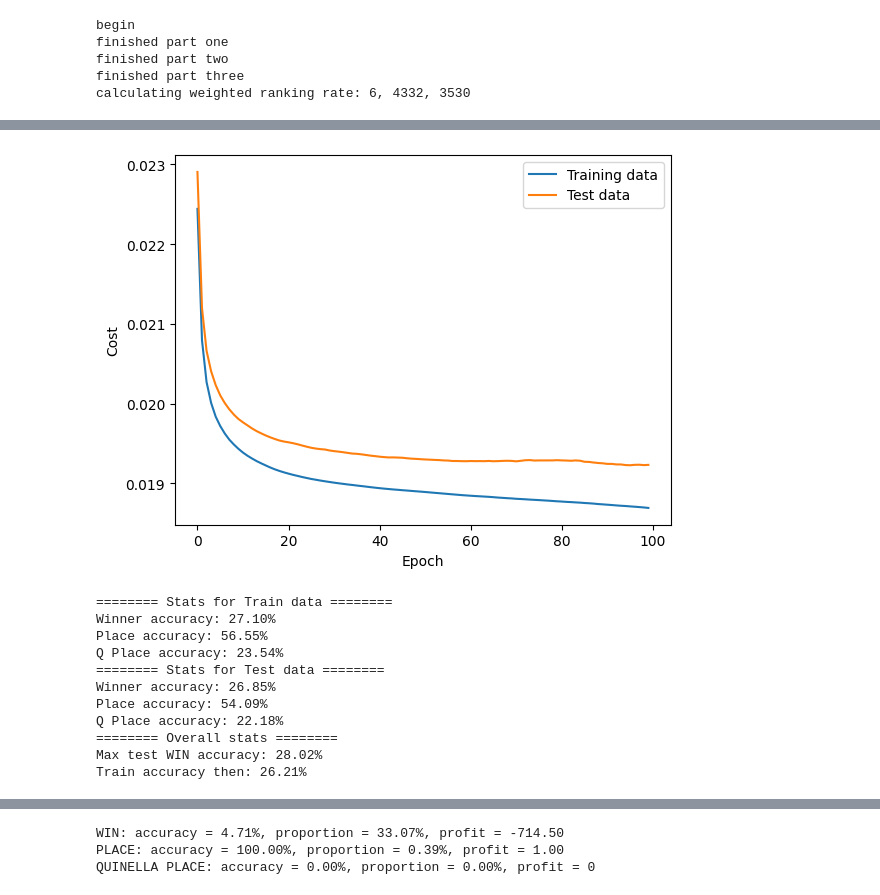
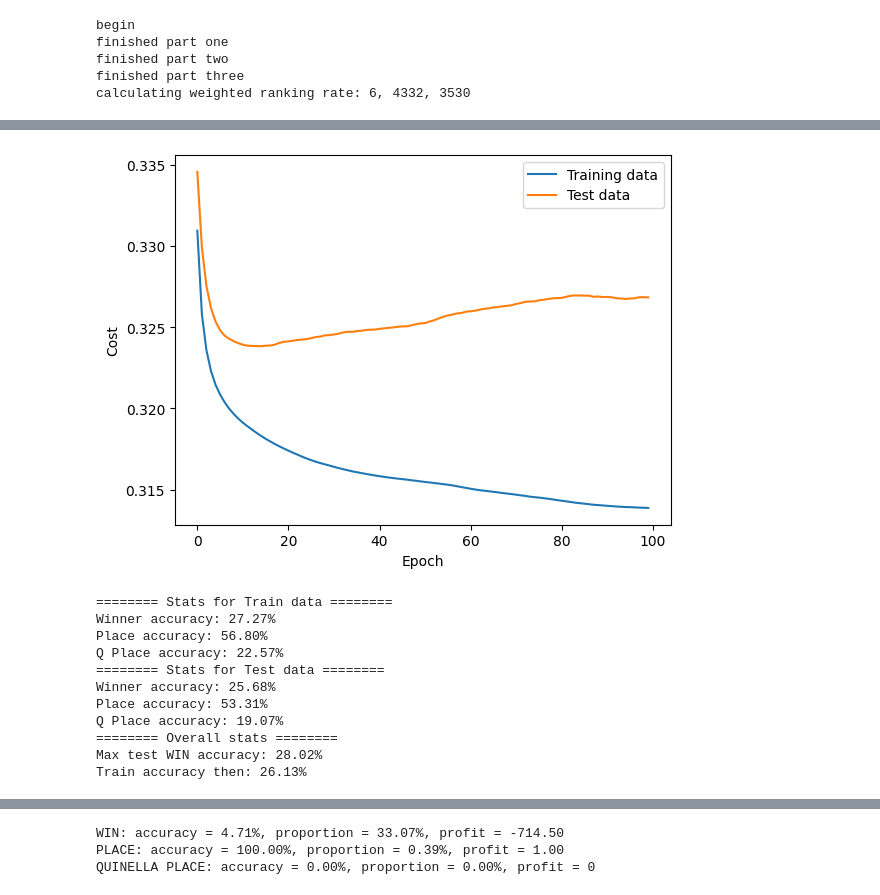
Before and after one commit to andytam101/JockeyClubAIv2, a Jupyter notebook: feature_selection_2.ipynb, the cells around one changed output, grey strips where cells are left out. Saved outputs shown, nothing was run; the diff lists cells and outputs as text; code cells hidden in the pictures.

```diff
--- a/feature_selection_2.ipynb
+++ b/feature_selection_2.ipynb
@@ -335,7 +361,18 @@ def train_model(model, data, results, settings):
             this_x = torch.tensor(data_x[key], dtype=torch.float32, device="cuda")
             this_y = torch.tensor(data_y[key], dtype=torch.float32, device="cuda")
             this_y = convert_ranking_to_relevance_score(this_y)
-            normalized_x = (this_x - train_mean) / train_std
+
+            this_mean = torch.mean(this_x, dim=0)
+            this_std = torch.std(this_x, dim=0)
+            this_std[this_std == 0] = 1
+            normalized_x = (this_x - this_mean) / this_std
+
+            # this_max = torch.max(this_x, dim=0)[0]
+            # this_min = torch.min(this_x, dim=0)[0]
+            # factor = this_max - this_min
+            # factor[factor == 0] = 1
+            # normalized_x = (this_x - this_min) / factor
+
             output = model(normalized_x)
             output = output.flatten()
             this_y = this_y.flatten()
@@ -953,16 +1056,18 @@ def convert_top_3_to_win_place(top_3_numbers):
 # %%
-data_x = np.load("data3/data_x.npz")
-data_y = np.load("data3/data_y.npz")
-horse_nums = np.load("data3/horse_nums.npz")
-top_3 = np.load("data3/top_3.npz")
+directory = "data2"
 
-test_data_x = np.load("data3/test_data_x.npz")
-test_horse_nums = np.load("data3/test_horse_nums.npz")
-test_top_3 = np.load("data3/test_top_3.npz")
+data_x = np.load(f"{directory}/data_x.npz")
+data_y = np.load(f"{directory}/data_y.npz")
+horse_nums = np.load(f"{directory}/horse_nums.npz")
+top_3 = np.load(f"{directory}/top_3.npz")
 
-final_data_x = np.load("data3/final_data_x.npz")
-final_horse_nums = np.load("data3/final_horse_nums.npz")
-final_top_3 = np.load("data3/final_top_3.npz")
+test_data_x = np.load(f"{directory}/test_data_x.npz")
+test_horse_nums = np.load(f"{directory}/test_horse_nums.npz")
+test_top_3 = np.load(f"{directory}/test_top_3.npz")
+
+final_data_x = np.load(f"{directory}/final_data_x.npz")
+final_horse_nums = np.load(f"{directory}/final_horse_nums.npz")
+final_top_3 = np.load(f"{directory}/final_top_3.npz")
 
 train_winner_horses, train_place_horses  = convert_top_3_to_win_place(top_3)
 test_winner_horses, test_place_horses = convert_top_3_to_win_place(test_top_3)
@@ -971,9 +1076,9 @@ class LambdaRank48(nn.Module):
     def __init__(self):
         super(LambdaRank48, self).__init__()
         self.model = nn.Sequential(
-            nn.Linear(48, 6),
+            nn.Linear(42, 5),
             nn.ReLU(),
-            nn.Linear(6, 1),
+            nn.Linear(5, 1),
         )
 
     def forward(self, x):
@@ -988,6 +1093,6 @@ fe_results = group_results(train_winner_horses, train_place_horses, test_winner_
 # _ = experiment_features(model, 48, fe_data, fe_results, is_lambda_rank=True, epochs=100)
 # print("\n=" * 100)
 model_2 = LambdaRank48()
-_, _, train_mean, train_std = experiment_features(model_2, 48, fe_data, fe_results, is_lambda_rank=False, epochs=100)
+_, _, train_mean, train_std = experiment_features(model_2, 42, fe_data, fe_results, is_lambda_rank=True, epochs=100)
 # %% [output]
 Training model on 1112 races.
@@ -1005,15 +1110,15 @@ Epoch 100/100 - train cost = 0.01869, cv cost: 0.01923, train accuracy: 27.10%
-[figure, old version]
+[figure, new version]
 ======== Stats for Train data ========
-Winner accuracy: 27.10%
-Place accuracy: 56.55%
-Q Place accuracy: 23.54%
+Winner accuracy: 27.27%
+Place accuracy: 56.80%
+Q Place accuracy: 22.57%
 ======== Stats for Test data ========
-Winner accuracy: 26.85%
-Place accuracy: 54.09%
-Q Place accuracy: 22.18%
+Winner accuracy: 25.68%
+Place accuracy: 53.31%
+Q Place accuracy: 19.07%
 ======== Overall stats ========
 Max test WIN accuracy: 28.02%
-Train accuracy then: 26.21%
+Train accuracy then: 26.13%
 # %%
 model = LambdaRank48()
 _, _, a_train_mean, a_train_std = experiment_features(model, 48, fe_data, fe_results, is_lambda_rank=True, epochs=100)
```
Also changed, not shown: parts of 9 cells of this notebook, 4 other files.
